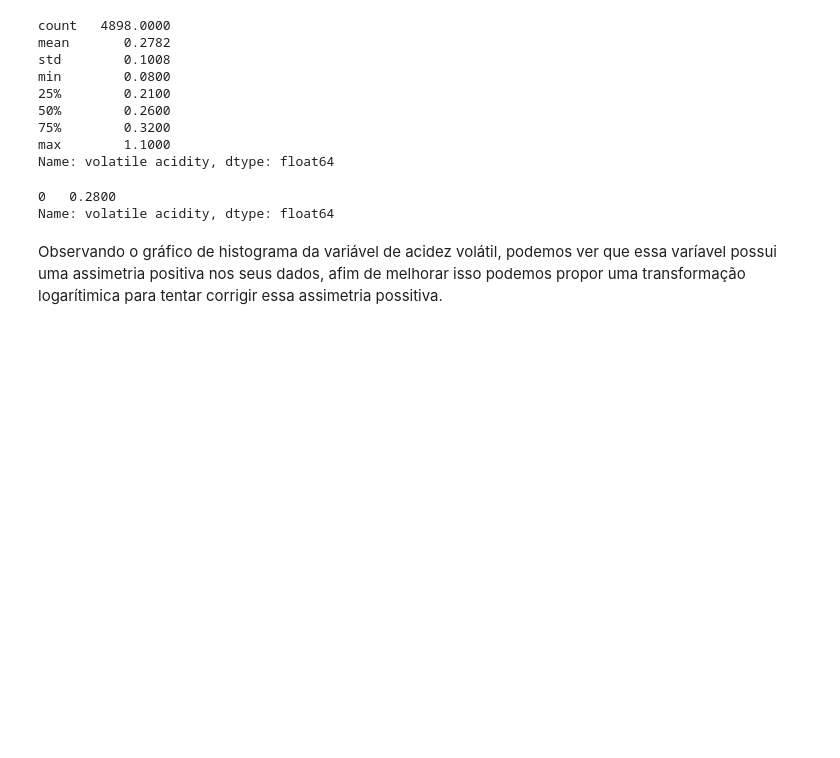
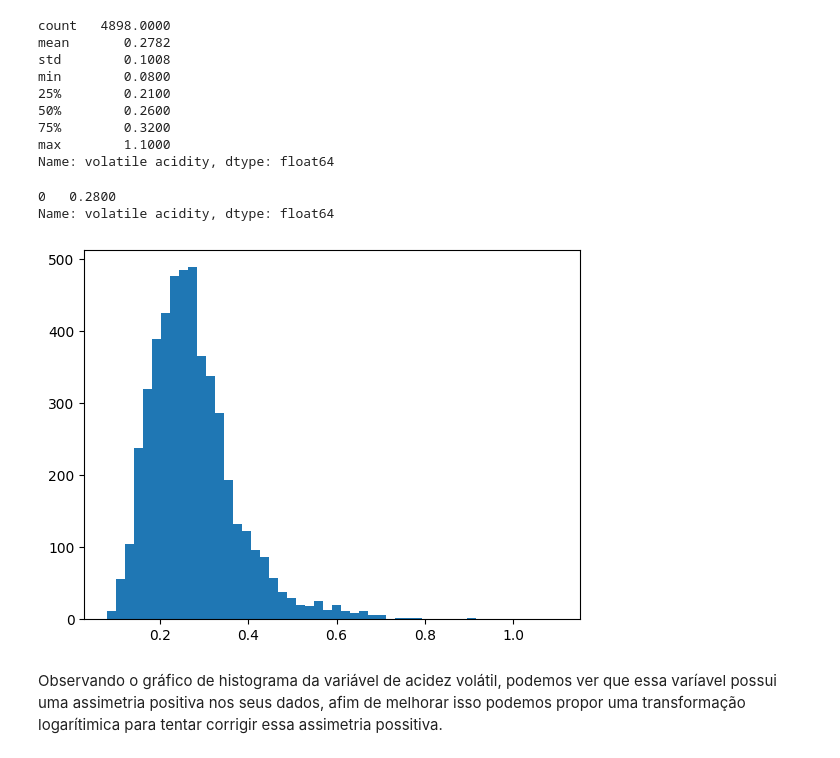
Before and after one commit to gabrieldadcarvalho/machine_learning, a Jupyter notebook: wine_quality/analitic_wine.ipynb, the cells around one changed output. Saved outputs shown, nothing was run; the diff lists cells and outputs as text; code cells hidden in the pictures; blank space fills up the shorter version.

```diff
--- a/wine_quality/analitic_wine.ipynb
+++ b/wine_quality/analitic_wine.ipynb
@@ -180,7 +183,10 @@ moda_acid_v
 Name: volatile acidity, dtype: float64
 # %%
 # Criação do grafico histograma para a variável 'fixed acidity'
-px.histogram(x["volatile acidity"], nbins=55).show()
+plt.hist(x["volatile acidity"], bins=50)
+plt.show()
+# %% [output]
+[figure, added]
 # %% [markdown]
 Observando o gráfico de histograma da variável de acidez volátil, podemos ver que essa varíavel possui uma assimetria positiva nos seus dados, afim de melhorar isso podemos propor uma transformação logarítimica para tentar corrigir essa assimetria possitiva.
 # %%
```
Also changed, not shown: parts of 31 cells of this notebook.
